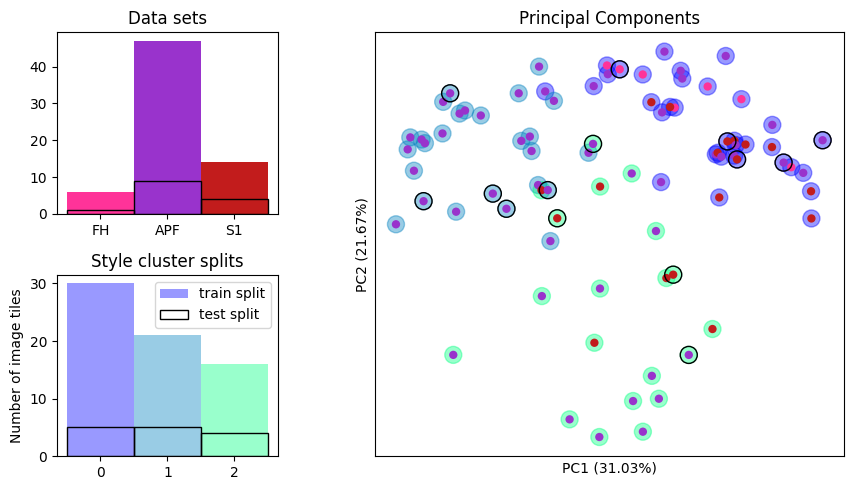
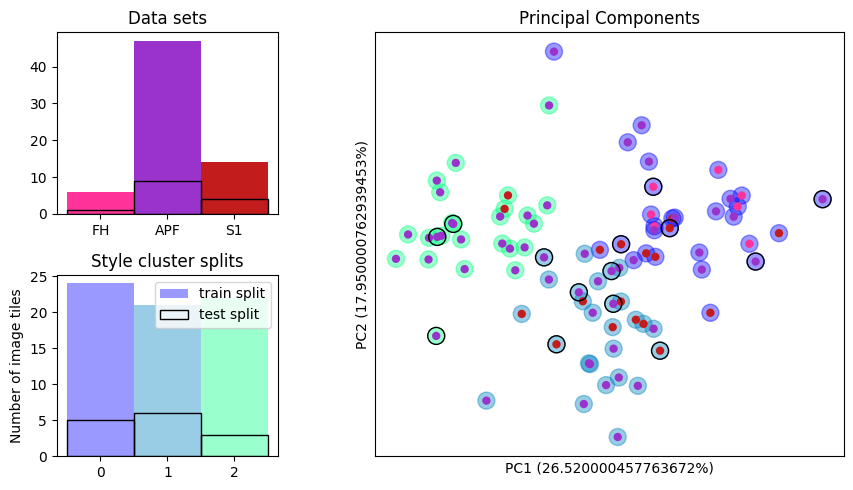
The change to this notebook cell's code, shown as a diff; its figure went from the first image to the second:
--- before
+++ after
@@ -31,5 +31,6 @@
 _, _, patches2 =plt.hist(leiden_labels[len(trainnames):],bins=np.arange(4)-0.5,edgecolor='k',label='test',facecolor ='none')
 plt.ylabel('Number of image tiles')
-plt.xticks([0,1,2],[str(np.unique(leiden_labels)[k]) for k in range(len(np.unique(leiden_labels)))])
+plt.xticks([int(np.unique(leiden_labels)[k]) for k in range(len(np.unique(leiden_labels)))],
+           [str(np.unique(leiden_labels)[k]) for k in range(len(np.unique(leiden_labels)))])
 
 plt.legend(['train split','test split'])

Commit: make notebooks cp.version independent; add 3D usage